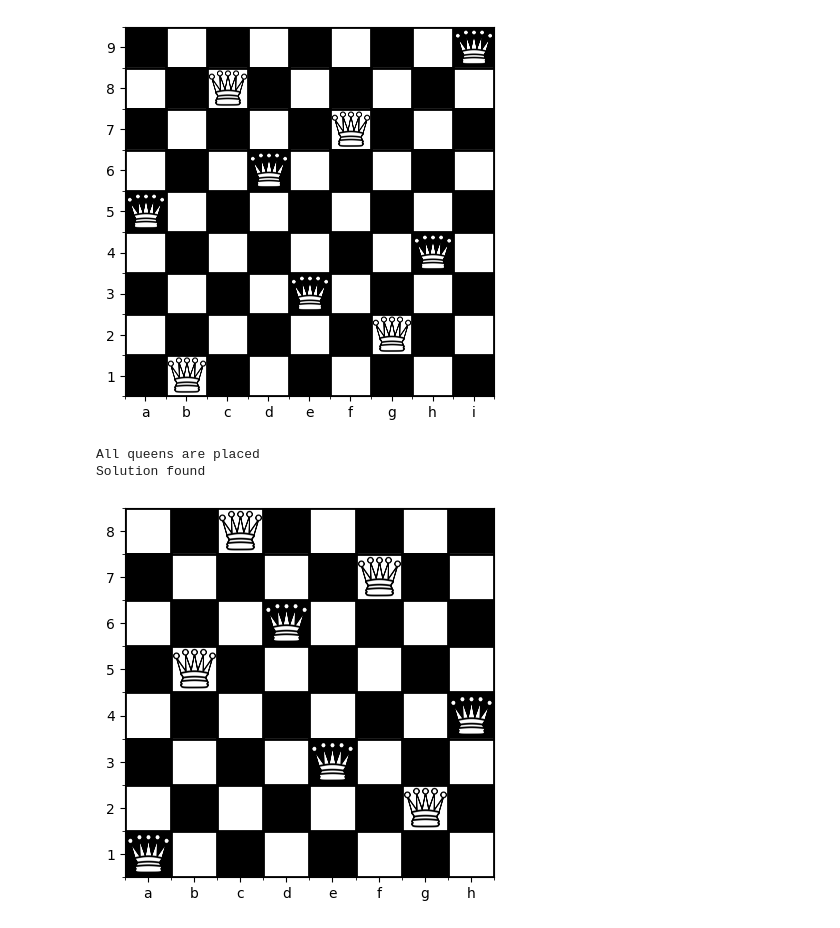
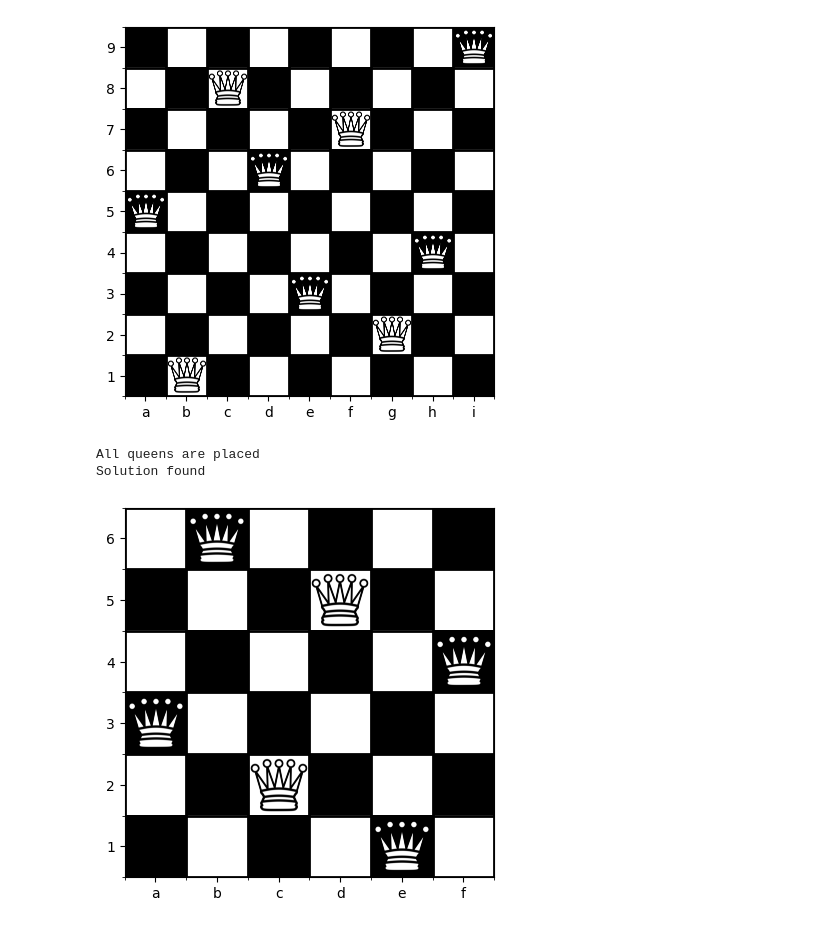
Before and after one commit to Harshit-Ch/N-Queens, a Jupyter notebook: NQueens.ipynb, the cells around one changed output. Drawn from its saved outputs; the diff is of its cells as text; code cells hidden in the pictures.

```diff
--- a/NQueens.ipynb
+++ b/NQueens.ipynb
@@ -189,12 +192,12 @@ All queens are placed
 Solution found
 [figure]
 # %%
-nqueens = NQueens(8, image_path=queen_image_path, verbose=False) # Assigns a variable to the model
+nqueens = NQueens(6, image_path=queen_image_path, verbose=False) # Assigns a variable to the model
 nqueens.solve()
 # %% [output]
 All queens are placed
 Solution found
-[figure, old version]
+[figure, new version]
 # %%
 n = 11  # size of chessboard (can be any number)
 nqueens_with_initial_position = NQueens(n,
```
Also changed, not shown: parts of 2 cells of this notebook.
